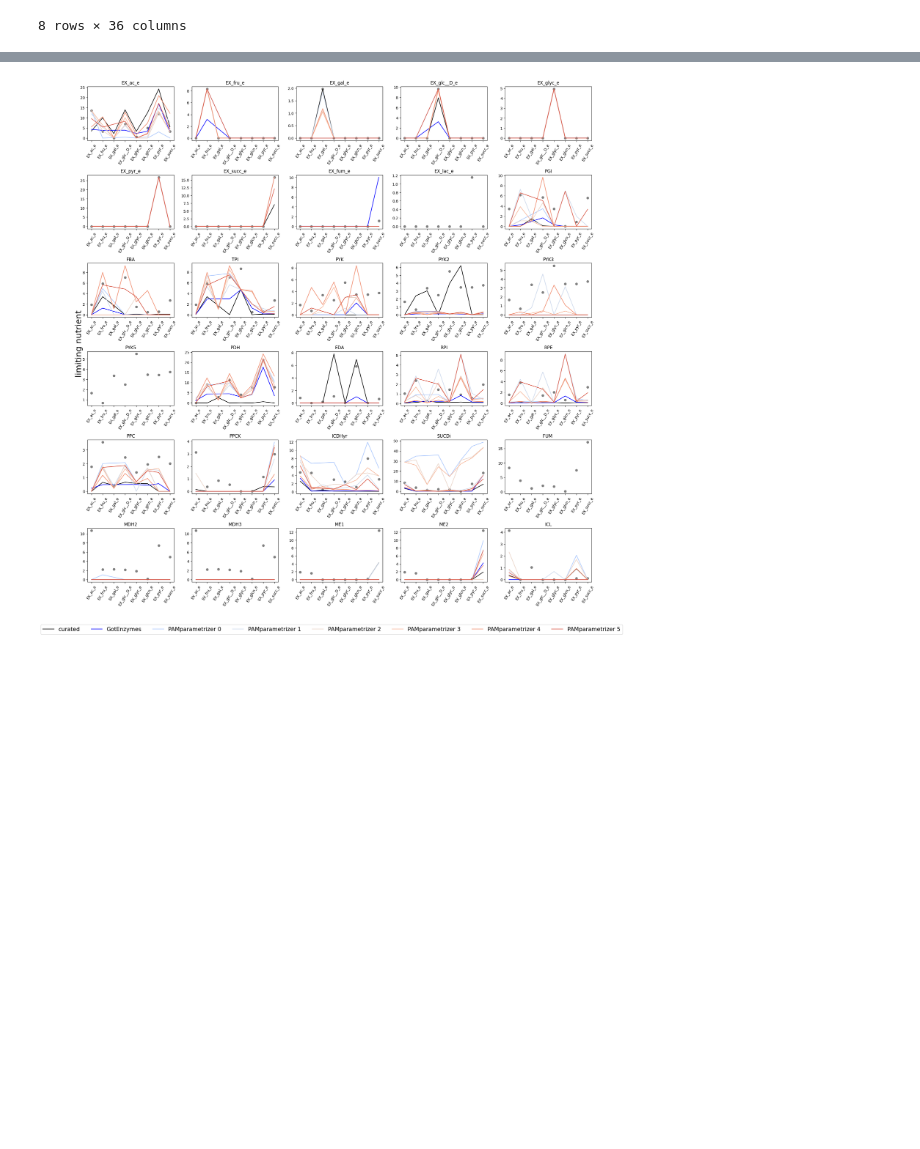
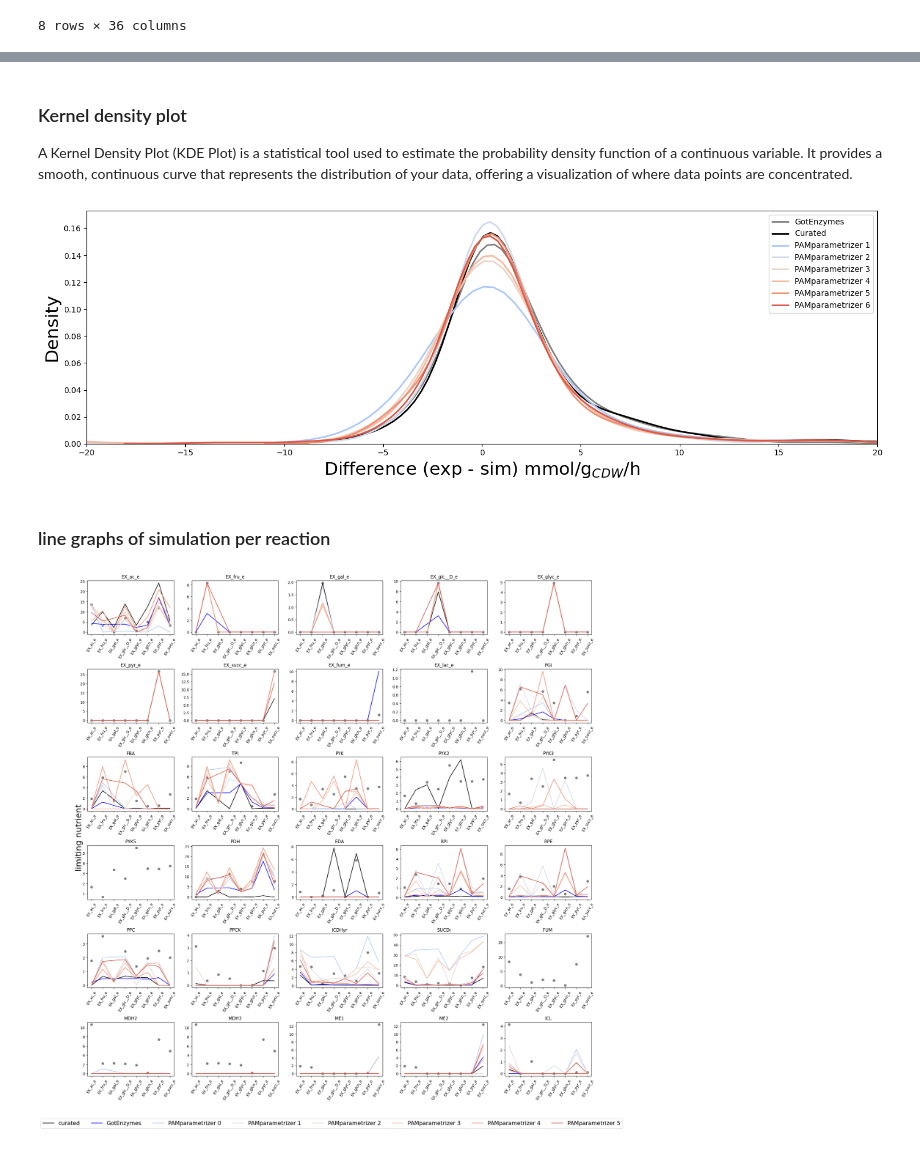
Before and after one commit to iAMB-RWTH-Aachen/PAMparametrizer, a Jupyter notebook: Scripts/i3_analysis/PAMparametrizer_iML1515_validation_csources.ipynb, the cells around one changed output, grey strips where cells are left out. Saved outputs shown, nothing was run; the diff lists cells and outputs as text; code cells hidden in the pictures; blank space fills up the shorter version.

```diff
--- a/Scripts/i3_analysis/PAMparametrizer_iML1515_validation_csources.ipynb
+++ b/Scripts/i3_analysis/PAMparametrizer_iML1515_validation_csources.ipynb
@@ -576,3 +596,27 @@ Statistic: 2.69917875119782, p-value: 0.006951082955323097
+# %% [markdown]
+### Kernel density plot
+A Kernel Density Plot (KDE Plot) is a statistical tool used to estimate the probability density function of a continuous variable. It provides a smooth, continuous curve that represents the distribution of your data, offering a visualization of where data points are concentrated.
+# %%
+fig, ax = plt.subplots(figsize=(15, 5), dpi=100)
+
+for model in models:
+    data = all_differences[all_differences.Model == model]['Difference']
+    if model == 'Curated': color = 'black'
+    elif model == 'GotEnzymes': color = 'grey'
+    else: color = to_hex(cmap[model])
+    sns.kdeplot(data, ax=ax, label=model, color=color, linewidth=2)
+
+# Set labels and title
+ax.set_xlabel(r'Difference (exp - sim) mmol/$\text{g}_{CDW}$/h', fontsize=fontsize * 1.5)
+ax.set_ylabel('Density', fontsize=fontsize * 1.5)
+ax.set_xlim([-20,20])
+ax.legend()
+plt.tight_layout()
+plt.show()
+# %% [output]
+[figure, added]
+# %% [markdown]
+### line graphs of simulation per reaction
 # %%
 # visualize per flux
 fig, axs = plt.subplots(ncols = 5, nrows = 6, figsize = [20,20])
```
Also changed, not shown: parts of 10 cells of this notebook, 34 other files.
